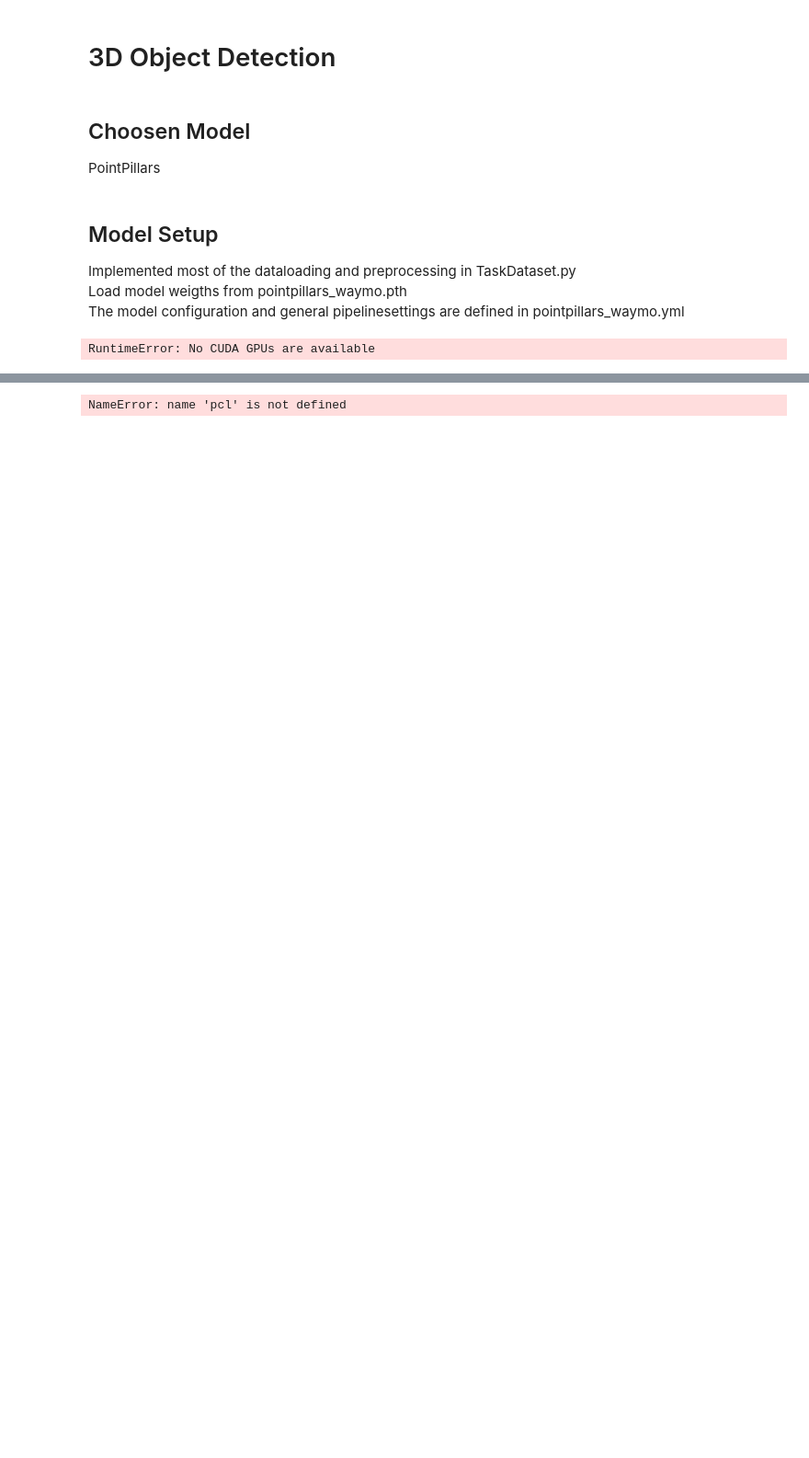
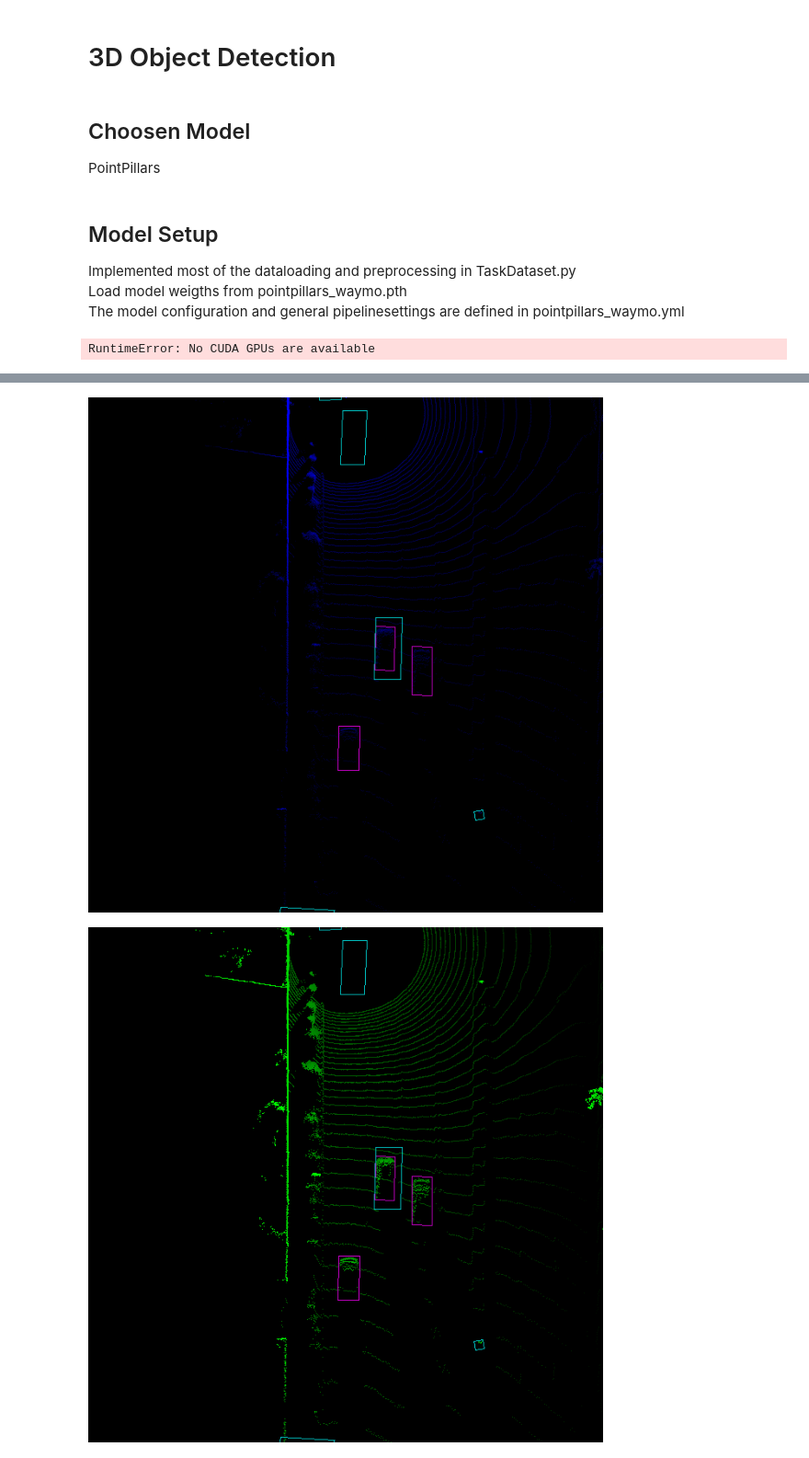
Before and after one commit to NoahPichl/av-kv, a Jupyter notebook: Assignment2/main.ipynb, the cells around one changed output, grey strips where cells are left out. Shown: that part at 92% size. Drawn from its saved outputs; the diff is of its cells as text; code cells hidden in the pictures; blank space fills up the shorter version.

```diff
--- a/Assignment2/main.ipynb
+++ b/Assignment2/main.ipynb
@@ -40,3 +50,6 @@ if not os.path.exists(ckpt_path):
 pipeline.load_ckpt(ckpt_path=ckpt_path)
 # %% [output]
 RuntimeError: No CUDA GPUs are available
+# %%
+test_split = dataset.get_split("test")
+print("Number of samples: ", len(test_split))
@@ -42,0 +58,2 @@ RuntimeError: No CUDA GPUs are available
+# %%
+val = pipeline.run_valid()
@@ -42,0 +62,5 @@ RuntimeError: No CUDA GPUs are available
+# %%
+data = test_split.get_data(15)
+result = pipeline.run_inference(data)
+pcl = data["point"]
+result
@@ -160,18 +198,22 @@ def show_bev_map(bev_map: np.ndarray) -> None:
     den_image.show()
     height_image.show()
     Image.fromarray(bev_image).show()
-
-
-configs = edict()
-configs.lims = edict()
-configs.lims.x = [0, 50]
-configs.lims.y = [-25, 25]
-configs.lims.z = [-1.5, 3]
-configs.lims.intensity = [0, 1.0]
-configs.bev_height = 640
-configs.bev_width = 640
-
-bev_map = pcl_to_bev(pcl, configs)
-show_bev_map(bev_map)
-# %% [output]
-NameError: name 'pcl' is not defined
+# %%
+from numpy import sin, cos
+
+def rotated_rectangle(image, center_point, height, width, angle, color, thickness, ):
+    # Determine the coordinates of the 4 corner points
+    rotated_rect_points = []
+    x = center_point[0] + ((width / 2) * cos(angle)) - ((height / 2) * sin(angle))
+    y = center_point[1] + ((width / 2) * sin(angle)) + ((height / 2) * cos(angle))
+    rotated_rect_points.append([x,y])
+    x = center_point[0] - ((width / 2) * cos(angle)) - ((height / 2) * sin(angle))
+    y = center_point[1] - ((width / 2) * sin(angle)) + ((height / 2) * cos(angle))
+    rotated_rect_points.append([x,y])
+    x = center_point[0] - ((width / 2) * cos(angle)) + ((height / 2) * sin(angle))
+    y = center_point[1]- ((width / 2) * sin(angle)) - ((height / 2) * cos(angle))
+    rotated_rect_points.append([x,y])
+    x = center_point[0] + ((width / 2) * cos(angle)) + ((height / 2) * sin(angle))
+    y = center_point[1] + ((width / 2) * sin(angle)) - ((height / 2) * cos(angle))
+    rotated_rect_points.append([x,y])
+    return cv2.polylines(image, np.array([rotated_rect_points], np.int32), True, color, thickness)
@@ -177,0 +273,6 @@ NameError: name 'pcl' is not defined
+# %%
+bev_map = pcl_to_bev(pcl, configs)
+show_bounding_boxes(bev_map, configs, data["bounding_boxes"], pred)
+# %% [output]
+[figure, added]
+[figure, added]
```
Also changed, not shown: parts of 7 cells of this notebook, 11 other files.
